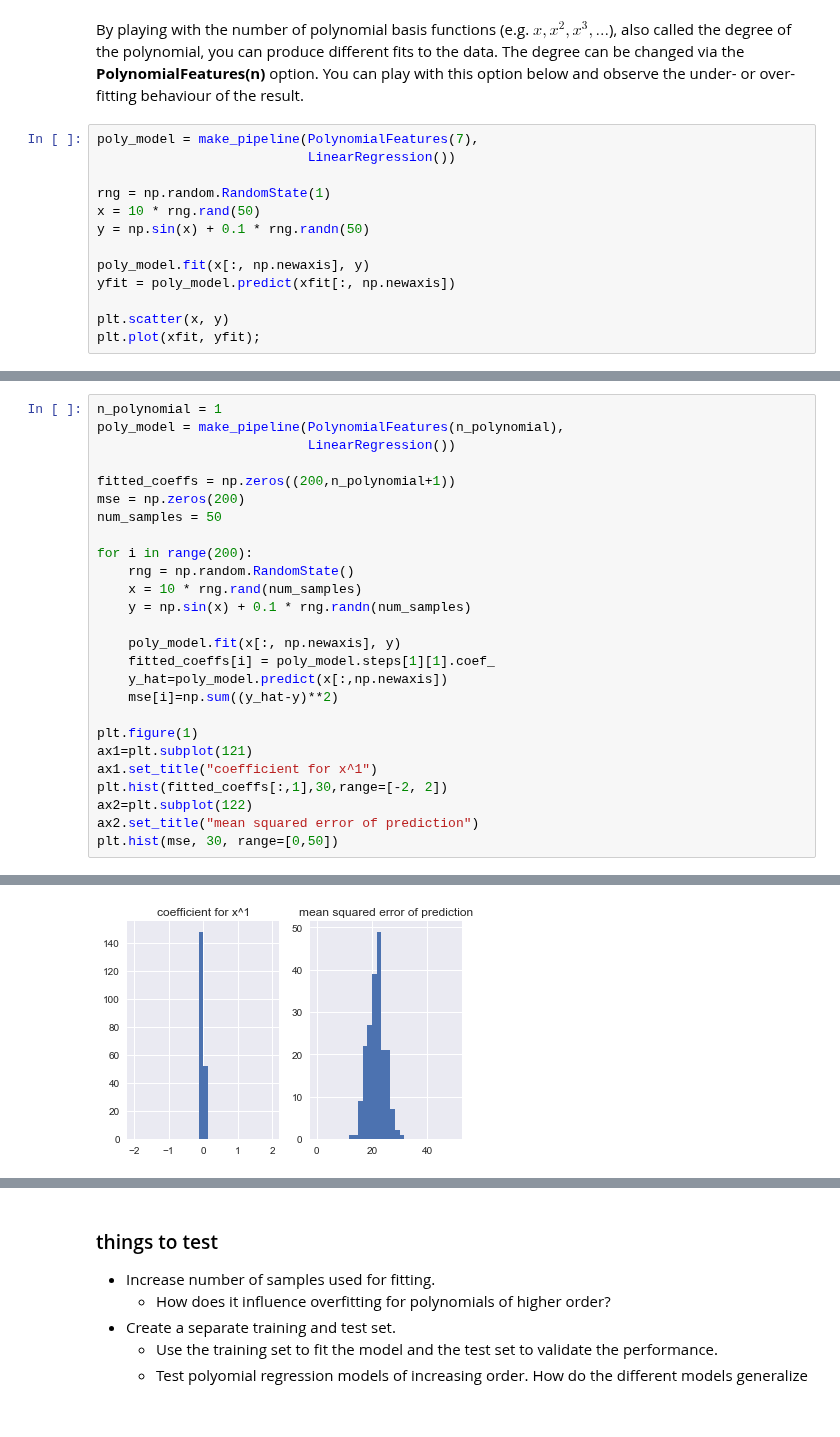
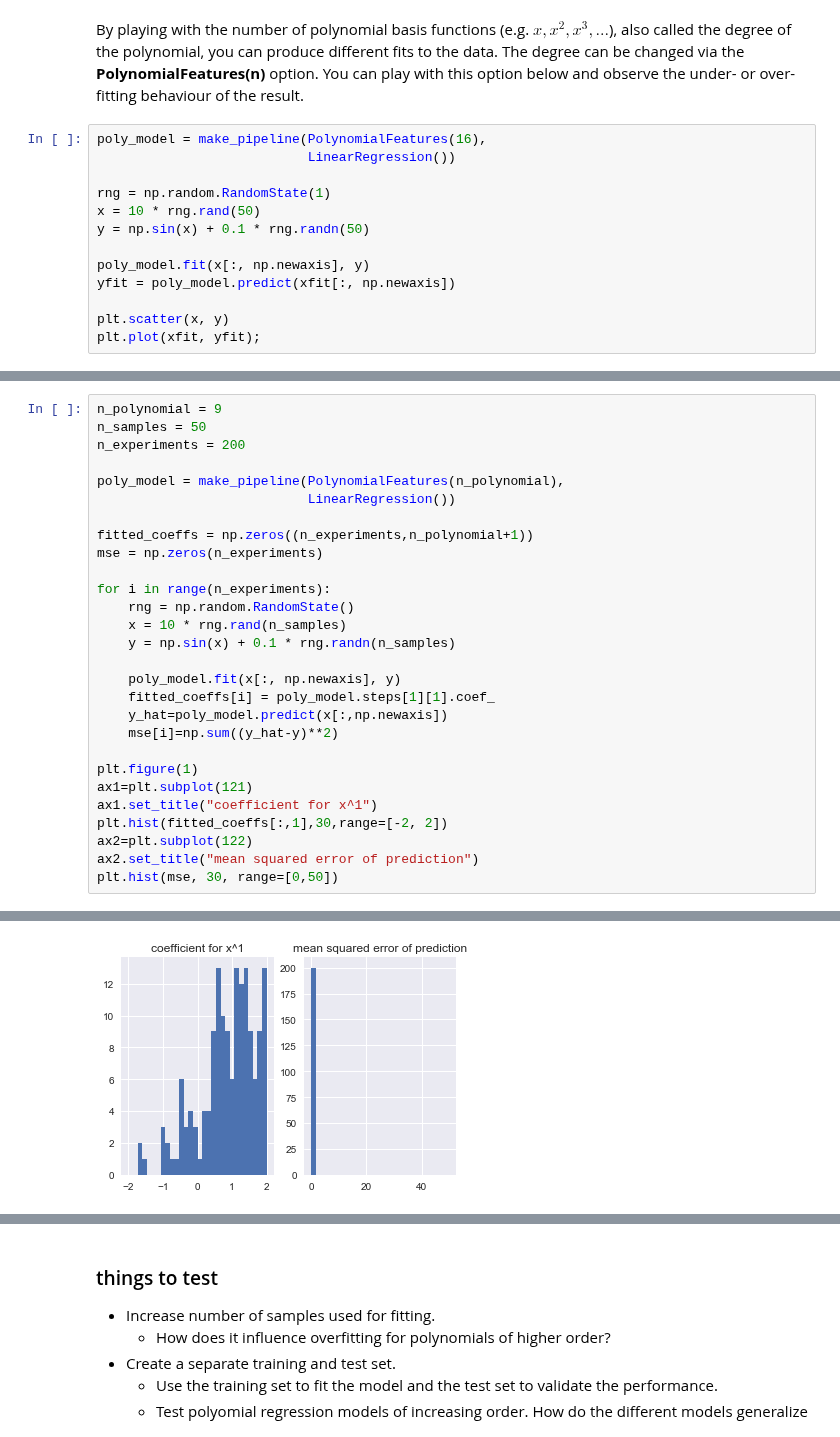
Before and after one commit to nscherf/Machine-learning-lectures, a Jupyter notebook: 04-Python-Introduction/00-Linear-Regression.ipynb, the cells around one changed output, grey strips where cells are left out. Cells and saved outputs as stored; diff of their text form.

```diff
--- a/04-Python-Introduction/00-Linear-Regression.ipynb
+++ b/04-Python-Introduction/00-Linear-Regression.ipynb
@@ -273,7 +273,7 @@ Let's have a look again at the problem of bias and variance of an estimate. Anot
 # %% [markdown]
 By playing with the number of polynomial basis functions (e.g. $x, x^2, x^3, ...$), also called the degree of the polynomial, you can produce different fits to the data. The degree can be changed via the **PolynomialFeatures(n)** option. You can play with this option below and observe the under- or over-fitting behaviour of the result.
 # %%
-poly_model = make_pipeline(PolynomialFeatures(7),
+poly_model = make_pipeline(PolynomialFeatures(16),
                            LinearRegression())
 
 rng = np.random.RandomState(1)
@@ -315,16 +343,18 @@ plt.hist(coeffs[:,1])
 # %%
-n_polynomial = 1
+n_polynomial = 9
+n_samples = 50
+n_experiments = 200
+
 poly_model = make_pipeline(PolynomialFeatures(n_polynomial),
                            LinearRegression())
 
-fitted_coeffs = np.zeros((200,n_polynomial+1))
-mse = np.zeros(200)
-num_samples = 50
+fitted_coeffs = np.zeros((n_experiments,n_polynomial+1))
+mse = np.zeros(n_experiments)
 
-for i in range(200):
+for i in range(n_experiments):
     rng = np.random.RandomState()
-    x = 10 * rng.rand(num_samples)
-    y = np.sin(x) + 0.1 * rng.randn(num_samples)
+    x = 10 * rng.rand(n_samples)
+    y = np.sin(x) + 0.1 * rng.randn(n_samples)
 
     poly_model.fit(x[:, np.newaxis], y)
     fitted_coeffs[i] = poly_model.steps[1][1].coef_
@@ -345,10 +376,10 @@ plt.hist(mse, 30, range=[0,50])
  array([  0.        ,   1.66666667,   3.33333333,   5.        ,
           6.66666667,   8.33333333,  10.        ,  11.66666667,
          13.33333333,  15.        ,  16.66666667,  18.33333333,
          20.        ,  21.66666667,  23.33333333,  25.        ,
          26.66666667,  28.33333333,  30.        ,  31.66666667,
          33.33333333,  35.        ,  36.66666667,  38.33333333,
          40.        ,  41.66666667,  43.33333333,  45.        ,
          46.66666667,  48.33333333,  50.        ]),
  <a list of 30 Patch objects>)
-[figure, old version]
+[figure, new version]
```
Also changed, not shown: parts of 11 cells of this notebook.
